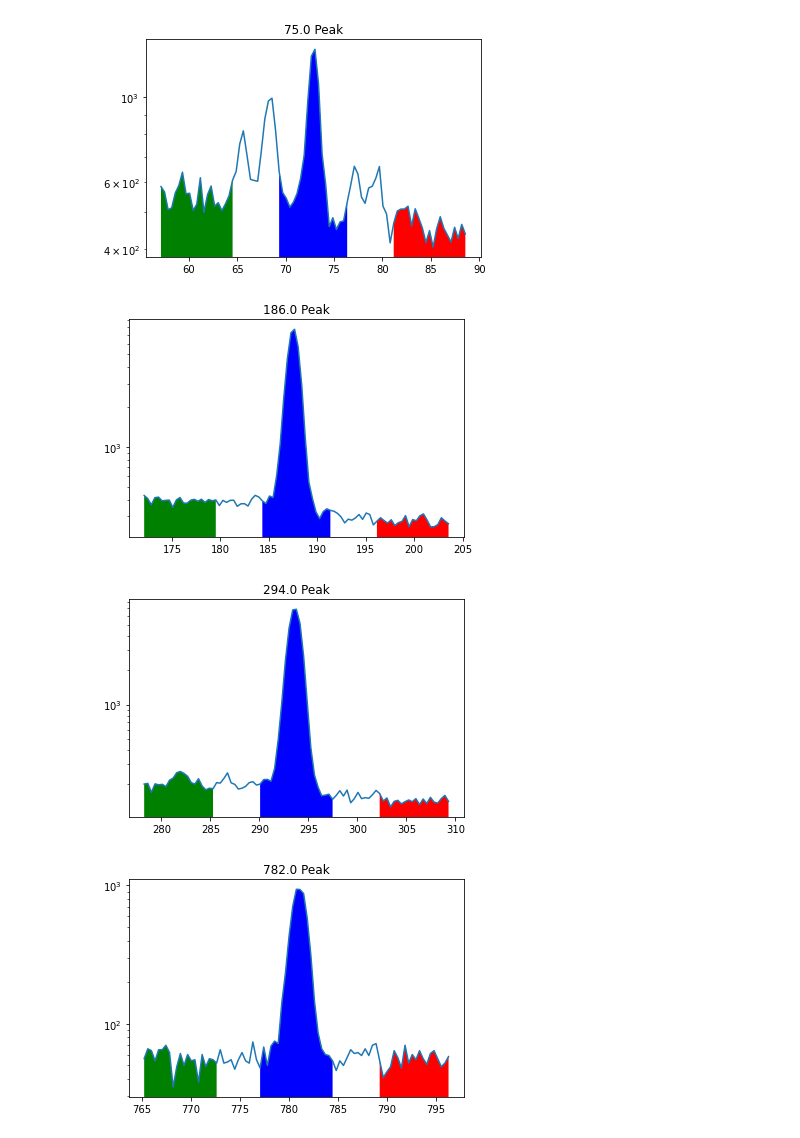
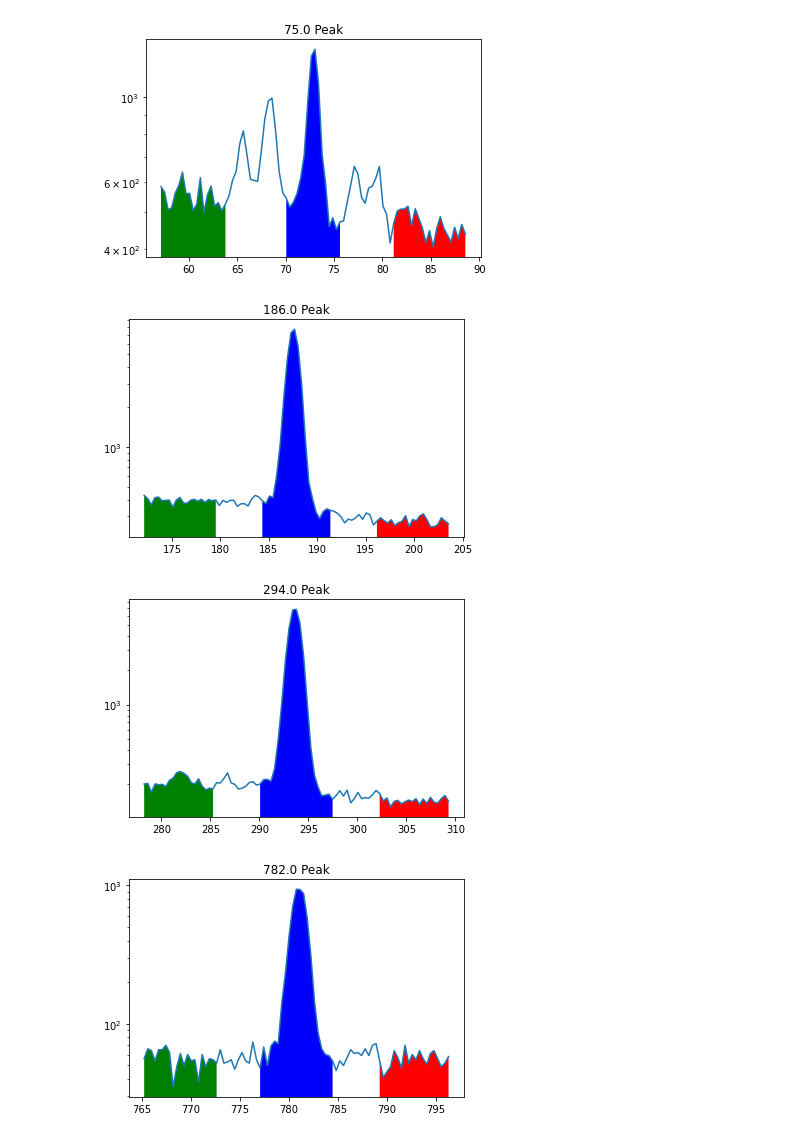
Before and after one commit to bearing/radwatch-analysis, a Jupyter notebook: eff_test_ruiqi1.ipynb, the cells around one changed output. Saved outputs shown, nothing was run; the diff lists cells and outputs as text; code cells hidden in the pictures.

```diff
--- a/eff_test_ruiqi1.ipynb
+++ b/eff_test_ruiqi1.ipynb
@@ -222,15 +179,12 @@ K-40: 1460.83'''
 #roi_result,roi_uncer = roi.get_counts()
 
 roi = ROI.ROI(spectrum, background, source_energies, 0)
-for i in range(len(source_energies.tolist())):
-    roi.set_sideband(source_energies.tolist()[i], 8, [[-2, -1], [-0.5, 0.5], [1, 2]])
+
+roi.set_sideband(source_energies.tolist()[0], 8, [[-2, -1.1], [-0.4, 0.4], [1, 2]])
+roi.set_sideband(source_energies.tolist()[1], 8, [[-2, -1], [-0.5, 0.5], [1, 2]])
+roi.set_sideband(source_energies.tolist()[2], 8, [[-2, -1], [-0.5, 0.5], [1, 2]])
+roi.set_sideband(source_energies.tolist()[3], 8, [[-2, -1], [-0.5, 0.5], [1, 2]])
+roi.set_sideband(source_energies.tolist()[4], 8, [[-2, -1], [-0.6, 0.6], [1, 2]])
+roi.set_sideband(source_energies.tolist()[5], 8, [[-2, -1], [-0.6, 0.6], [1, 2]])
+
 roi.find_peak_energies()
-target_peaks = roi.target_peaks
-roi_result,roi_uncer = roi.get_counts()
-
-#peakfit = PF.PF(spectrum,background,source_energies)
-#pf_result = peakfit.get_counts()
-print(target_peaks)
-print('ROI result:',roi_result)
-print('uncertainties:',roi_uncer)
-#print('Lu_176 PF result:',pf_result)
@@ -255,8 +191,8 @@ uncertainties: [150.45168842285847, 209.62517081849498, 193.4162125569682, 84.31
 # %%
 for i in range(len(source_energies.tolist())):
-    plot_peak_region(roi, spectrum, source_energies, source_energies.tolist()[i])
+    roi.plot_peak_region(spectrum, source_energies, source_energies.tolist()[i])
 # %% [output]
-[figure, old version]
+[figure, new version]
 [figure]
 [figure]
 [figure]
```
Also changed, not shown: parts of 23 cells of this notebook, 5 other files.
